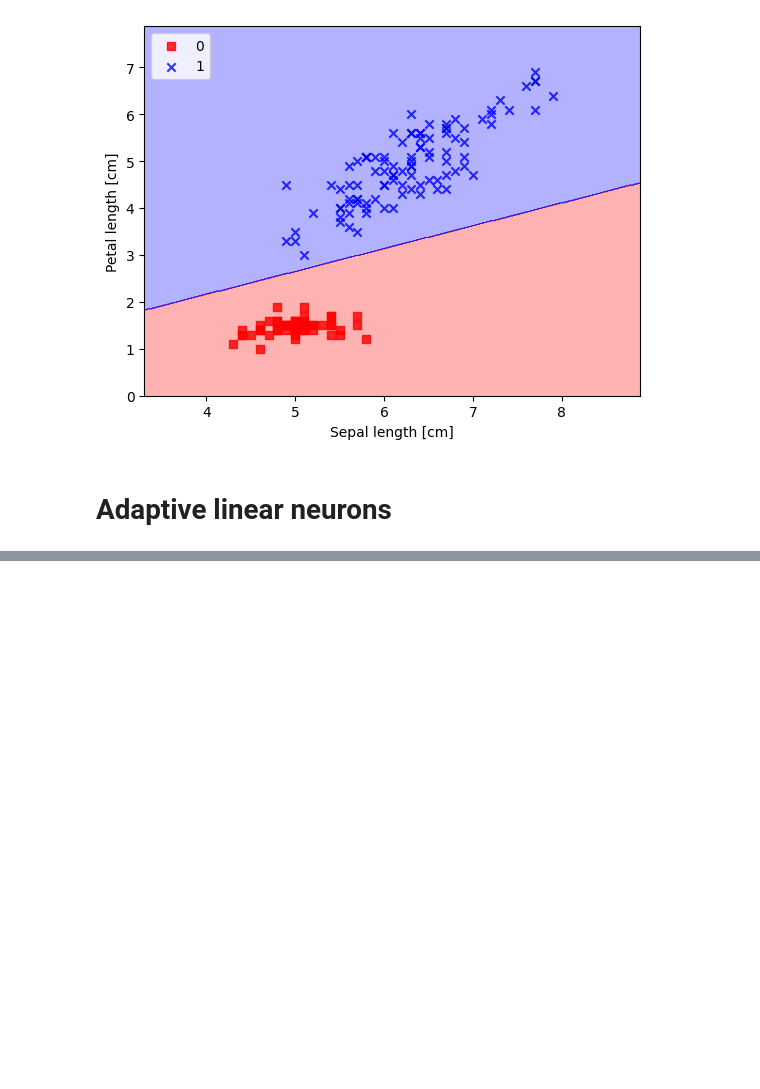
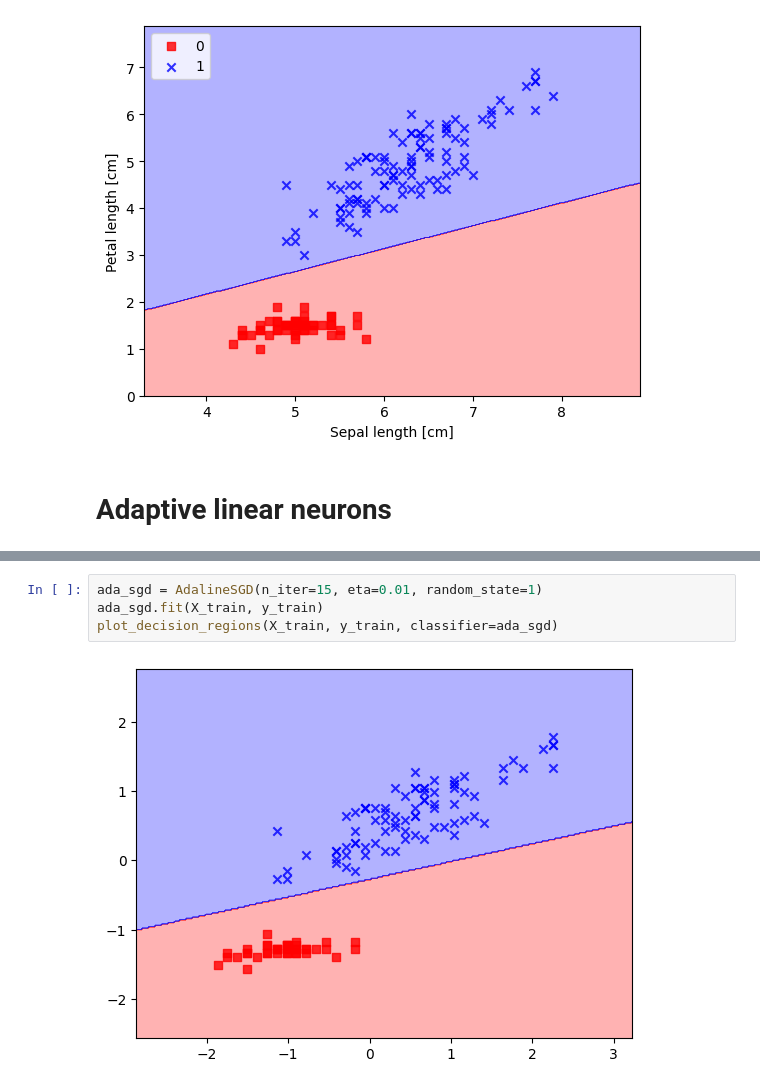
Before and after one commit to hieundx/ML-pytorch-sklearn, a Jupyter notebook: chapter 2/perceptron.ipynb, the cells around one changed output, grey strips where cells are left out. Saved outputs shown, nothing was run; the diff lists cells and outputs as text; blank space fills up the shorter version.

```diff
--- a/chapter 2/perceptron.ipynb
+++ b/chapter 2/perceptron.ipynb
@@ -169,0 +351,6 @@ plt.show()
+# %%
+ada_sgd = AdalineSGD(n_iter=15, eta=0.01, random_state=1)
+ada_sgd.fit(X_train, y_train)
+plot_decision_regions(X_train, y_train, classifier=ada_sgd)
+# %% [output]
+[figure, added]
```
Also changed, not shown: parts of 10 cells of this notebook.
